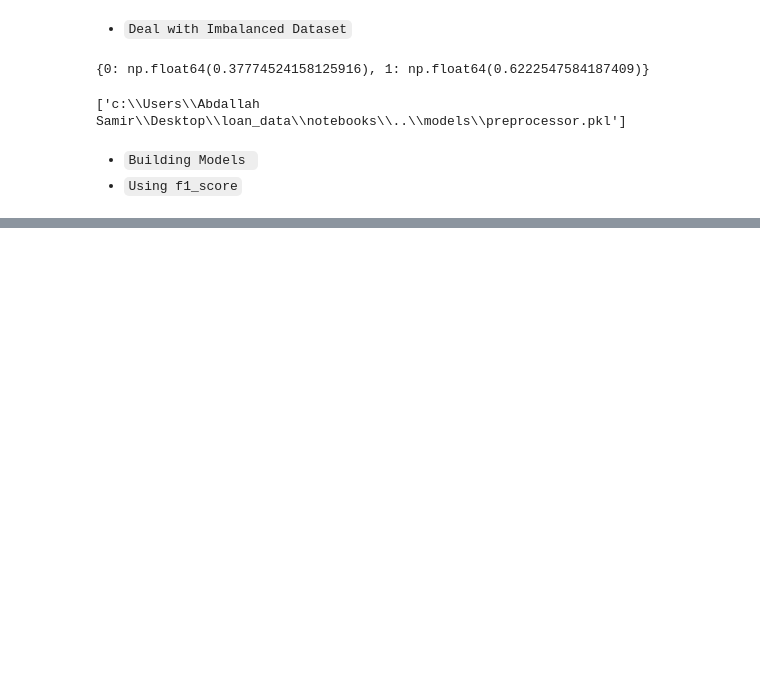
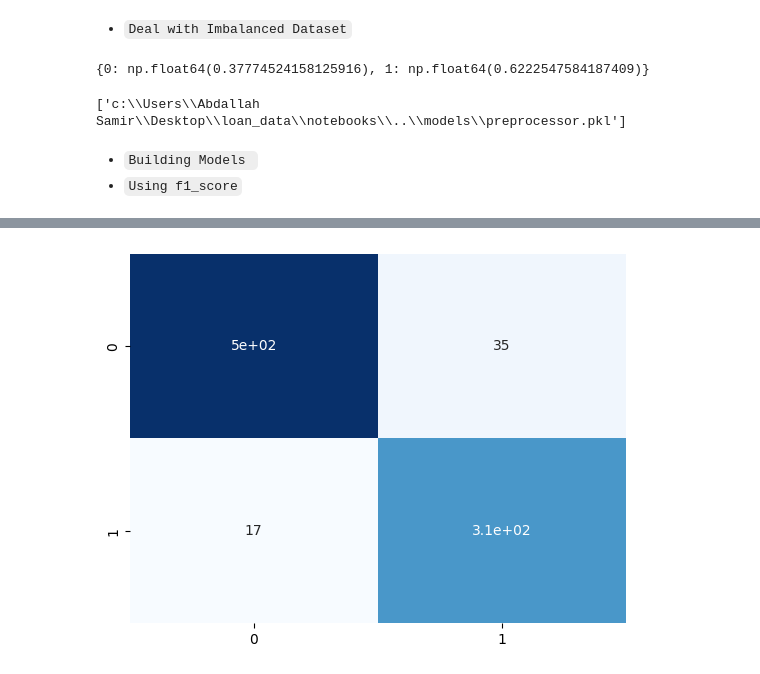
Before and after one commit to engaiabdallh/ML_END-TO-END, a Jupyter notebook: notebooks/noebook.ipynb, the cells around one changed output, grey strips where cells are left out. Saved outputs shown, nothing was run; the diff lists cells and outputs as text; code cells hidden in the pictures; blank space fills up the shorter version.

```diff
--- a/notebooks/noebook.ipynb
+++ b/notebooks/noebook.ipynb
@@ -328,3 +302,44 @@ X_test_final = preprocessor.transform(X_test)
+# %%
+for col in categ_cols:
+    X_train[col] = X_train[col].astype(str)
+    X_test[col] = X_test[col].astype(str)
+# %%
+# Pipeline
+
+# Numerical: num_cols --> Imputing using median, and standardscaler
+# Categorical: categ_cols ---> Imputing using mode, and OHE
+# Ready_cols ---> Imputing mode
+
+
+# For Numerical
+num_pipeline = Pipeline([
+    ('imputer', SimpleImputer(strategy='median')),
+    ('scaler', StandardScaler())
+])
+
+# For Categorical
+categ_pipeline = Pipeline([
+    ('imputer', SimpleImputer(strategy='most_frequent')),
+    ('encoder', OrdinalEncoder(handle_unknown='use_encoded_value', unknown_value=-1))
+])
+
+# For Ready cols
+
+
+# Combine all
+preprocessor = ColumnTransformer(transformers=[
+    ('numerical', num_pipeline, num_cols),
+    ('categorical', categ_pipeline, categ_cols)
+
+])
+
+# Apply to train and test
+X_train_final = preprocessor.fit_transform(X_train)
+X_test_final = preprocessor.transform(X_test)
+# %%
+la = LabelEncoder()
+y_train = la.fit_transform(y_train)
+y_test = la.transform(y_test)
 # %%
 X_train_final.shape , y_train.shape
 # %% [output]
@@ -405,0 +425,5 @@ The f1_score using logistic model for testing dataset with SMOTE  is 90.72
+# %%
+sns.heatmap(confusion_matrix(y_true=y_test,y_pred=y_test_predict_log),cmap='Blues',cbar=False,annot=True)
+plt.show()
+# %% [output]
+[figure, added]
```
Also changed, not shown: parts of 23 cells of this notebook, 11 other files.
